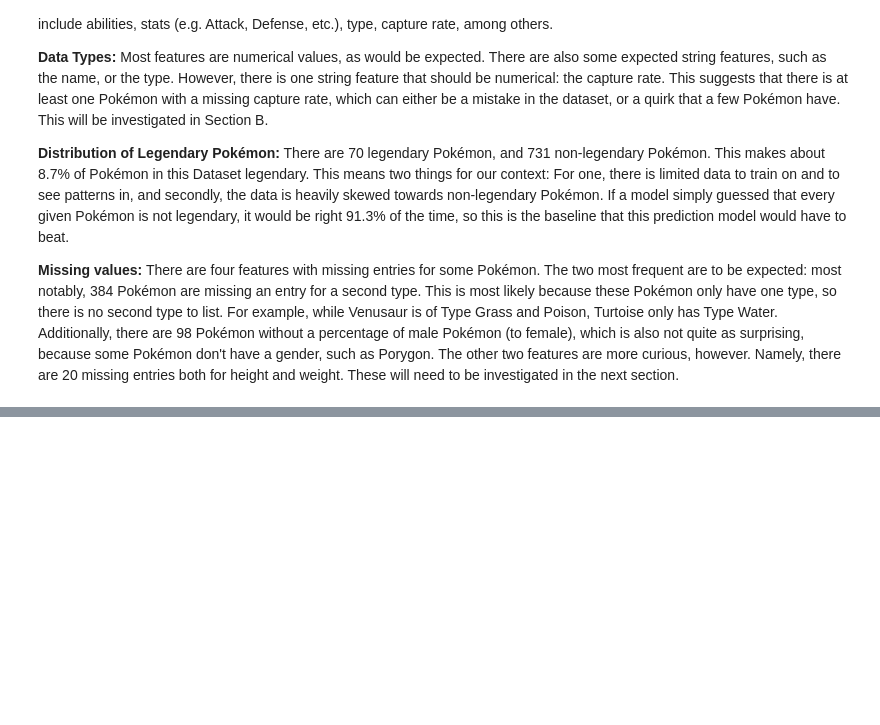
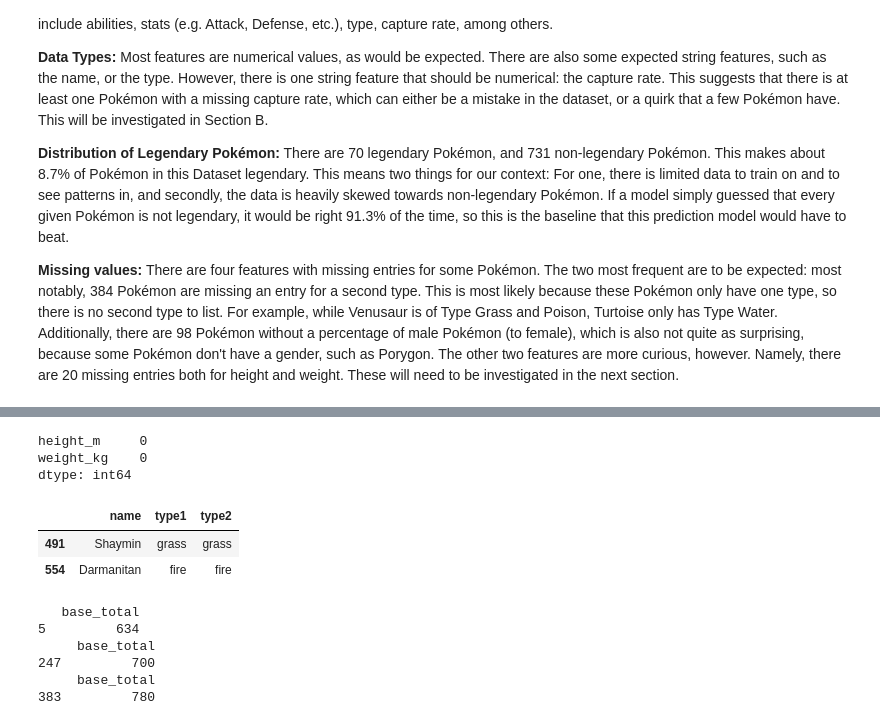
Before and after one commit to mhase27/dcs211_final_project, a Jupyter notebook: pokemon_analysis.ipynb, the cells around one changed output, grey strips where cells are left out. Saved outputs shown, nothing was run; the diff lists cells and outputs as text; code cells hidden in the pictures; blank space fills up the shorter version.

```diff
--- a/pokemon_analysis.ipynb
+++ b/pokemon_analysis.ipynb
@@ -111,0 +215,59 @@ The other two features are more curious, however. Namely, there are 20 missing e
+# %%
+# To fix this, I will create a dictionary to replace the entries, again using PokeWiki as source (link in previous cell)
+# for each key, the corresponding value list has entries [type1, type2, height, weight]
+correct_entries = {
+    'Rattata': ['dark','normal',0.3,3.8],
+    'Raticate': ['dark','normal',0.7,25.5],
+    'Raichu': ['electric','psychic',0.7,21.0],
+    'Sandshrew': ['ice','steel',0.7,40.0],
+    'Sandslash': ['ice','steel',1.2,55.0],
+    'Vulpix': ['ice',np.nan,0.6,9.9],
+    'Ninetales': ['ice','fairy',1.1,19.9],
+    'Diglett': ['ground','steel',0.2,1.0],
+    'Dugtrio': ['ground','steel',0.7,66.6],
+    'Meowth': ['dark',np.nan,0.4,4.2],
+    'Persian': ['dark',np.nan,1.1,33.0],
+    'Geodude': ['rock','electric',0.4,20.3],
+    'Graveler': ['rock','electric',1.0,110.0],
+    'Golem': ['rock','electric',1.7,316.0],
+    'Grimer': ['poison','dark',0.7,42.0],
+    'Muk': ['poison','dark',1.0,52.0],
+    'Exeggutor': ['grass','dragon',10.9,415.6],
+    'Marowak': ['fire','ghost',1.0,34.0],
+    'Hoopa': ['psychic','dark',6.5,490.0],
+    'Lycanroc': ['rock',np.nan,1.1,25.0]
+}
+# %%
+# using the dictionary to fix the values
+
+for name, (type1, type2, height, weight) in correct_entries.items():
+    df_clean.loc[df_clean['name']==name,'type1'] = type1
+    df_clean.loc[df_clean['name']==name,'type2'] = type2
+    df_clean.loc[df_clean['name']==name,'height_m'] = height
+    df_clean.loc[df_clean['name']==name,'weight_kg'] = weight
+# %%
+# checking if all height and weight entries now exist
+print(df_clean[['height_m','weight_kg']].isna().sum())
+#checking if there are other Pokémon that use different forms
+df_clean.loc[df_clean['type1']==df_clean['type2'],['name','type1','type2']]
+# both of these Pokémon have alternate forms, and here again their types get confused. Perhaps this is the case for all Pokémon with
+# alternate forms?
+# %% [output]
+height_m     0
+weight_kg    0
+dtype: int64
+|  | name | type1 | type2 |
+| 491 | Shaymin | grass | grass |
+| 554 | Darmanitan | fire | fire |
+# %%
+# checking stats for some Mega-Pokemon, as these have inflated stats, and would most affect the results:
+print(df_clean.loc[df_clean['name']=='Charizard',['base_total']])
+print(df_clean.loc[df_clean['name']=='Tyranitar',['base_total']])
+print(df_clean.loc[df_clean['name']=='Rayquaza',['base_total']])
+# %% [output]
+   base_total
+5         634
+     base_total
+247         700
+     base_total
+383         780
```
Also changed, not shown: parts of 10 cells of this notebook, 3 other files.
